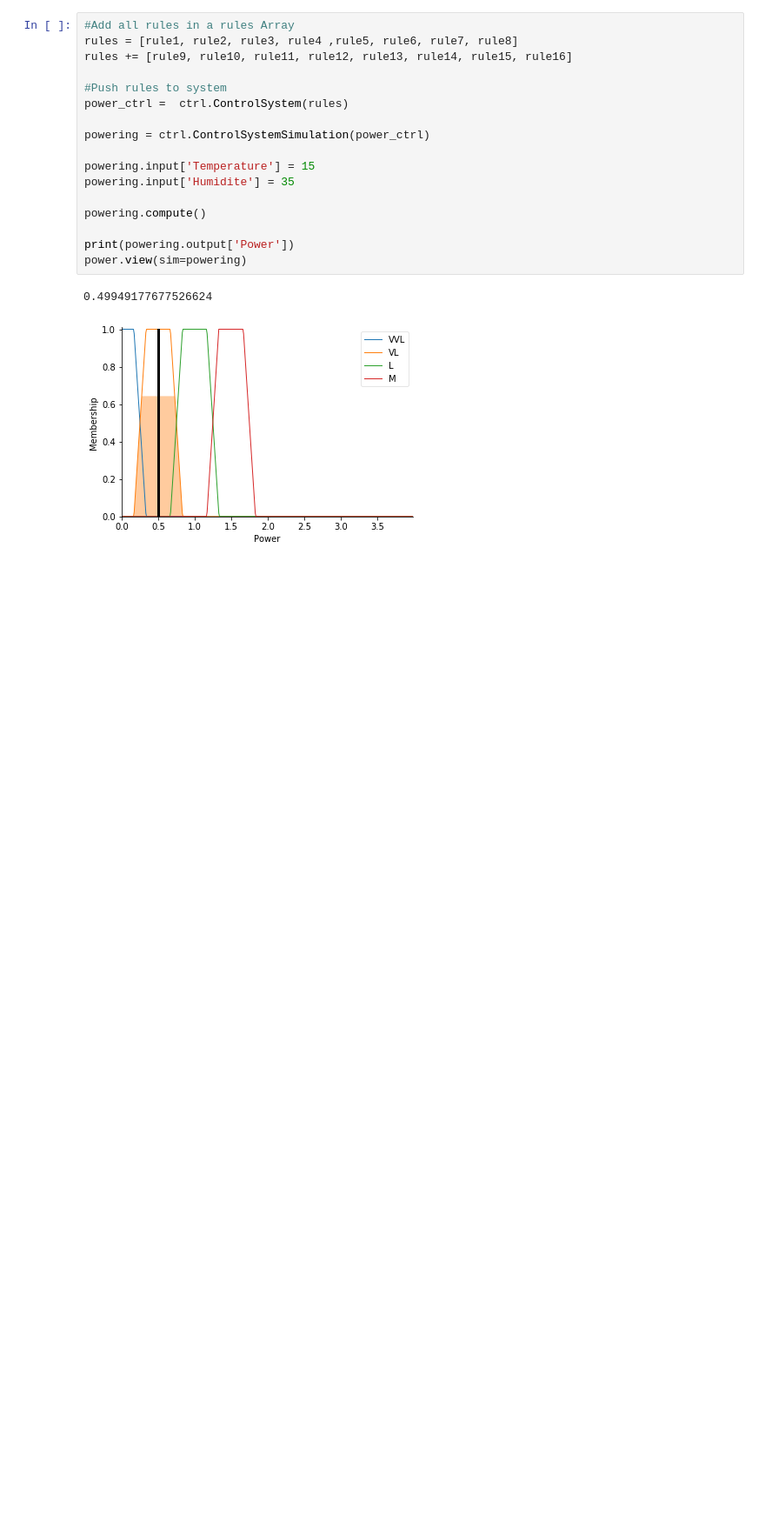
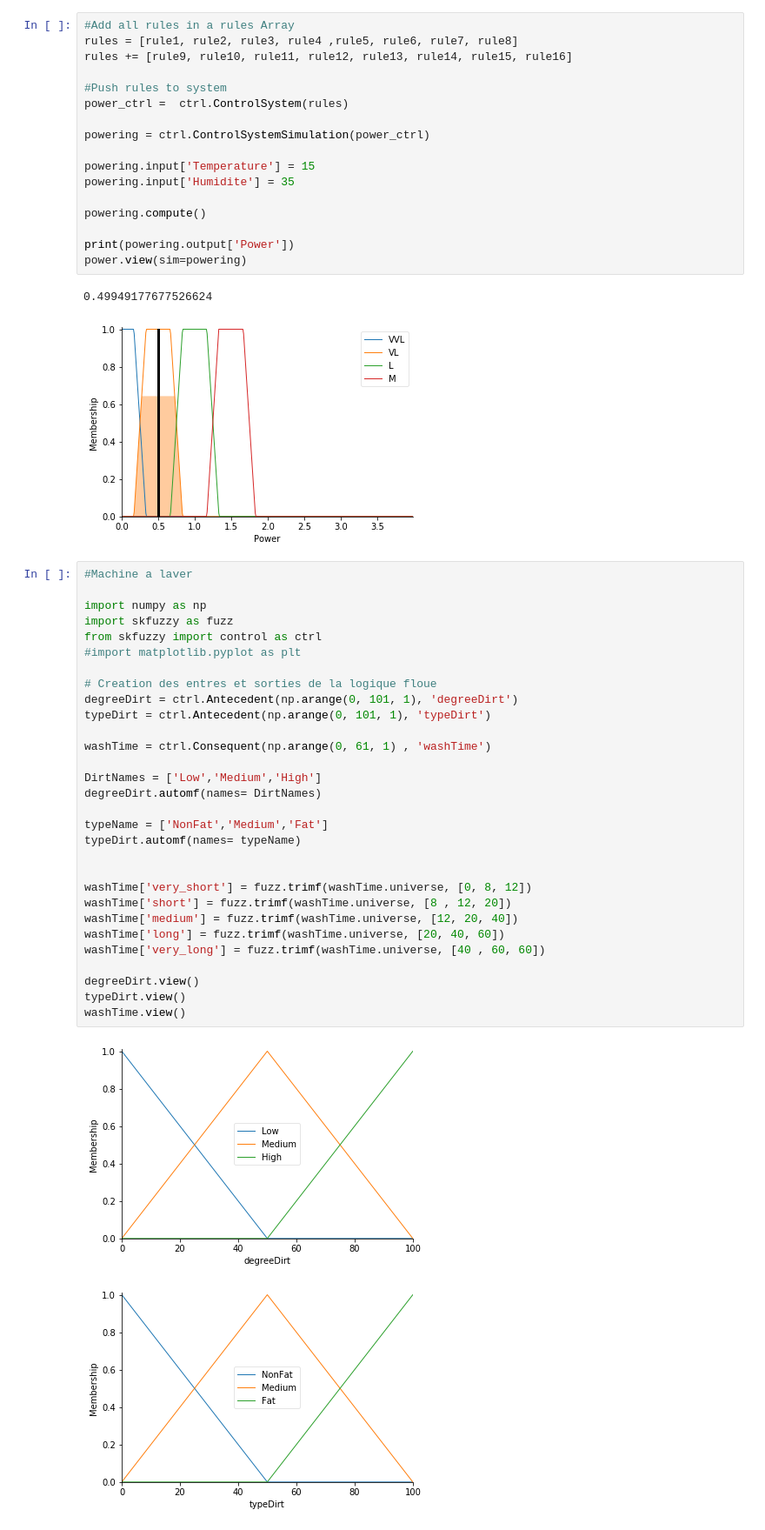
Before and after one commit to EDU-FRANCK-JUBIN/exercices-sur-python-ProDiG31, a Jupyter notebook: Loqique Floue.ipynb, the cells around one changed output. Shown at 87% size. Drawn from its saved outputs; the diff is of its cells as text; blank space fills up the shorter version.

Commit message:
Exercise Logique floue machine a laver

```diff
--- a/Loqique Floue.ipynb
+++ b/Loqique Floue.ipynb
@@ -89,3 +89,36 @@ power.view(sim=powering)
 # %% [output]
 0.49949177677526624
 [figure]
+# %%
+#Machine a laver
+
+import numpy as np
+import skfuzzy as fuzz
+from skfuzzy import control as ctrl
+#import matplotlib.pyplot as plt
+
+# Creation des entres et sorties de la logique floue
+degreeDirt = ctrl.Antecedent(np.arange(0, 101, 1), 'degreeDirt')
+typeDirt = ctrl.Antecedent(np.arange(0, 101, 1), 'typeDirt')
+
+washTime = ctrl.Consequent(np.arange(0, 61, 1) , 'washTime')
+
+DirtNames = ['Low','Medium','High']
+degreeDirt.automf(names= DirtNames)
+
+typeName = ['NonFat','Medium','Fat']
+typeDirt.automf(names= typeName)
+
+
+washTime['very_short'] = fuzz.trimf(washTime.universe, [0, 8, 12])
+washTime['short'] = fuzz.trimf(washTime.universe, [8 , 12, 20])
+washTime['medium'] = fuzz.trimf(washTime.universe, [12, 20, 40])
+washTime['long'] = fuzz.trimf(washTime.universe, [20, 40, 60])
+washTime['very_long'] = fuzz.trimf(washTime.universe, [40 , 60, 60])
+
+degreeDirt.view()
+typeDirt.view()
+washTime.view()
+# %% [output]
+[figure, added]
+[figure, added]
```
Also changed, not shown: parts of 3 cells of this notebook.
